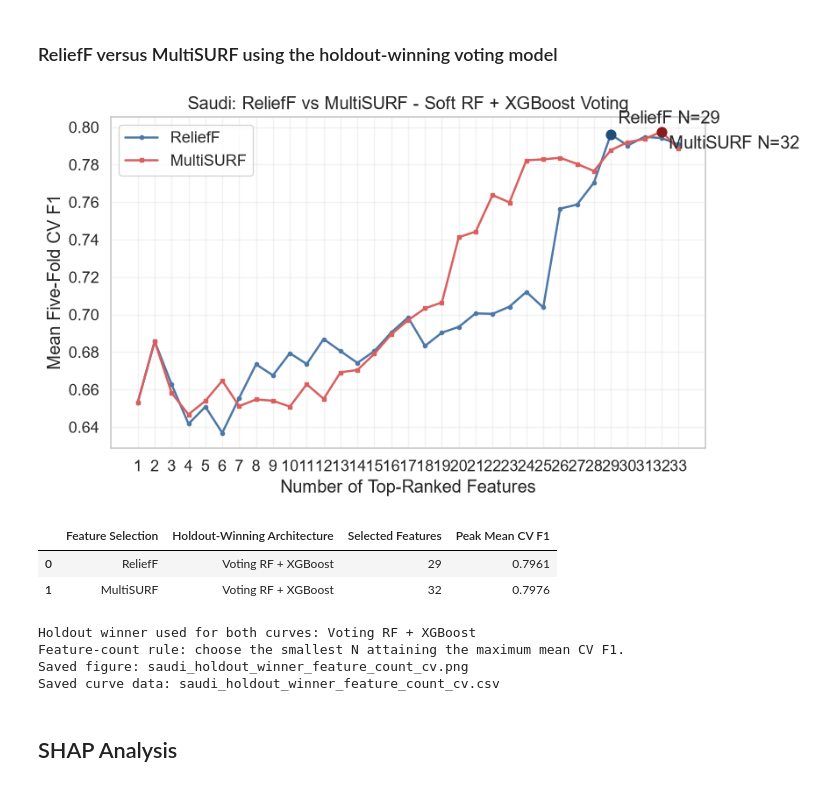
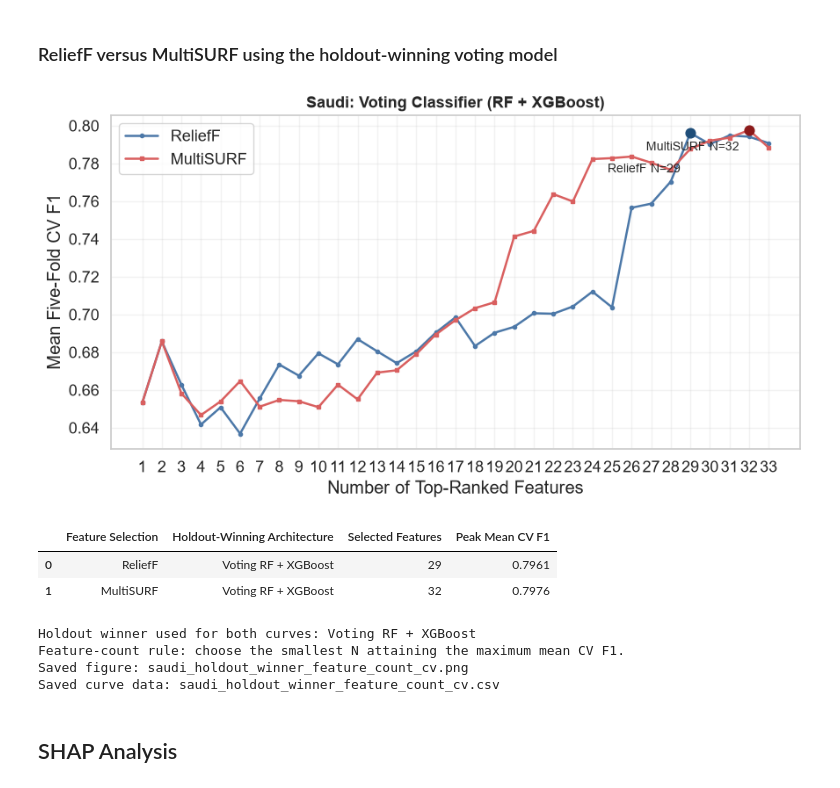
Before and after one commit to celotip/Employee-Attrition-Prediction, a Jupyter notebook: saudi/saudi-notebook.ipynb, the cells around one changed output. Saved outputs shown, nothing was run; the diff lists cells and outputs as text; code cells hidden in the pictures.

```diff
--- a/saudi/saudi-notebook.ipynb
+++ b/saudi/saudi-notebook.ipynb
@@ -474,13 +474,13 @@ print("="*60)
 print("TARGET ENCODING AND NUMERIC PREPARATION")
 print("="*60)
 
-# Preserve the train-only, ordinal-coded feature matrix for fold-wise pipelines.
+# Preserve the train-only, mixed-type feature matrix for fold-wise pipelines.
 # The model pipelines below fit this target encoder inside each CV fold.
 X_train_raw_model = X_train.copy()
 X_test_raw_model = X_test.copy()
 
 class MEstimateTargetEncoder(BaseEstimator, TransformerMixin):
-    """Fold-safe smoothed target encoding for already ordinal-coded columns."""
+    """Fold-safe smoothed target encoding for selected nominal columns."""
 
     def __init__(self, columns=None, m=10):
         self.columns = columns
@@ -1530,50 +1530,49 @@ ax.scatter(multisurf_n, multisurf_curve[multisurf_n - 1], color="#8B1A1A", s=60,
 ax.annotate(
     f"ReliefF N={relief_n}",
     (relief_n, relief_curve[relief_n - 1]),
-    xytext=(6, 9), textcoords="offset points",
+    xytext=(-8, -25), textcoords="offset points",
+    ha="right", va="top", fontsize=10,
 )
 ax.annotate(
     f"MultiSURF N={multisurf_n}",
     (multisurf_n, multisurf_curve[multisurf_n - 1]),
-    xytext=(6, -14), textcoords="offset points",
+    xytext=(-8, -9), textcoords="offset points",
+    ha="right", va="top", fontsize=10,
 )
 
-model_label = winner_model_name.replace("Voting ", "Soft ").replace(
-    " (equal weights)", " Voting"
-)
-if winner_model_name.startswith("Voting ") and not model_label.endswith("Voting"):
-    model_label += " Voting"
+model_components = winner_model_name.removeprefix("Voting ").replace(" (equal weights)", "")
+model_label = f"Voting Classifier ({model_components})"
 
 ax.set_xlabel("Number of Top-Ranked Features")
 ax.set_ylabel("Mean Five-Fold CV F1")
-ax.set_title("Saudi: ReliefF vs MultiSURF - " + model_label)
+ax.set_title("Saudi: " + model_label, fontsize=13, fontweight="bold")
 ax.set_xticks(n_values)
 ax.grid(alpha=0.25)
 ax.legend()
 fig.tight_layout()
 
 png_path = "saudi_holdout_winner_feature_count_cv.png"
 csv_path = "saudi_holdout_winner_feature_count_cv.csv"
 fig.savefig(png_path, dpi=300, bbox_inches="tight")
 curve_data.to_csv(csv_path, index=False)
 plt.show()
 
 selected_points = pd.DataFrame({
     "Feature Selection": ["ReliefF", "MultiSURF"],
     "Holdout-Winning Architecture": [winner_model_name, winner_model_name],
     "Selected Features": [relief_n, multisurf_n],
     "Peak Mean CV F1": [
         relief_curve[relief_n - 1],
         multisurf_curve[multisurf_n - 1],
     ],
 })
 display(selected_points.round(4))
 print(f"Holdout winner used for both curves: {winner_model_name}")
 print("Feature-count rule: choose the smallest N attaining the maximum mean CV F1.")
 print(f"Saved figure: {png_path}")
 print(f"Saved curve data: {csv_path}")
 # %% [output]
-[figure, old version]
+[figure, new version]
 |  | Feature Selection | Holdout-Winning Architecture | Selected Features | Peak Mean CV F1 |
 | 0 | ReliefF | Voting RF + XGBoost | 29 | 0.7961 |
 | 1 | MultiSURF | Voting RF + XGBoost | 32 | 0.7976 |
```
Also changed, not shown: parts of 1 cell of this notebook, 4 other files.
